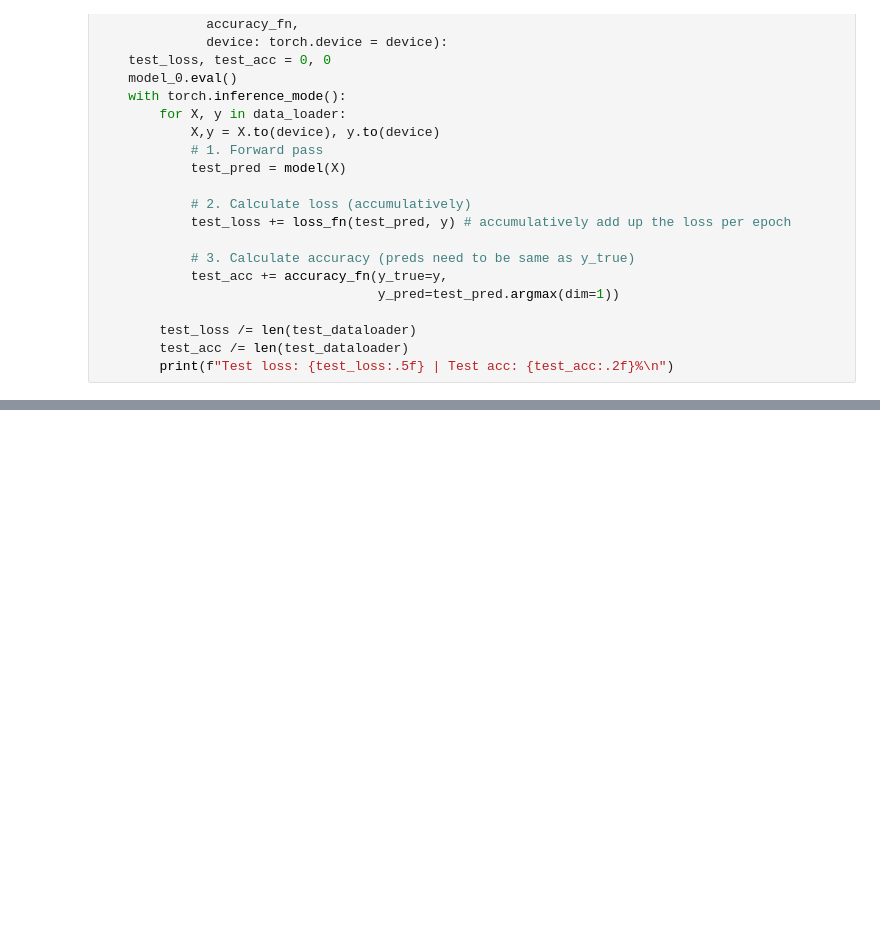
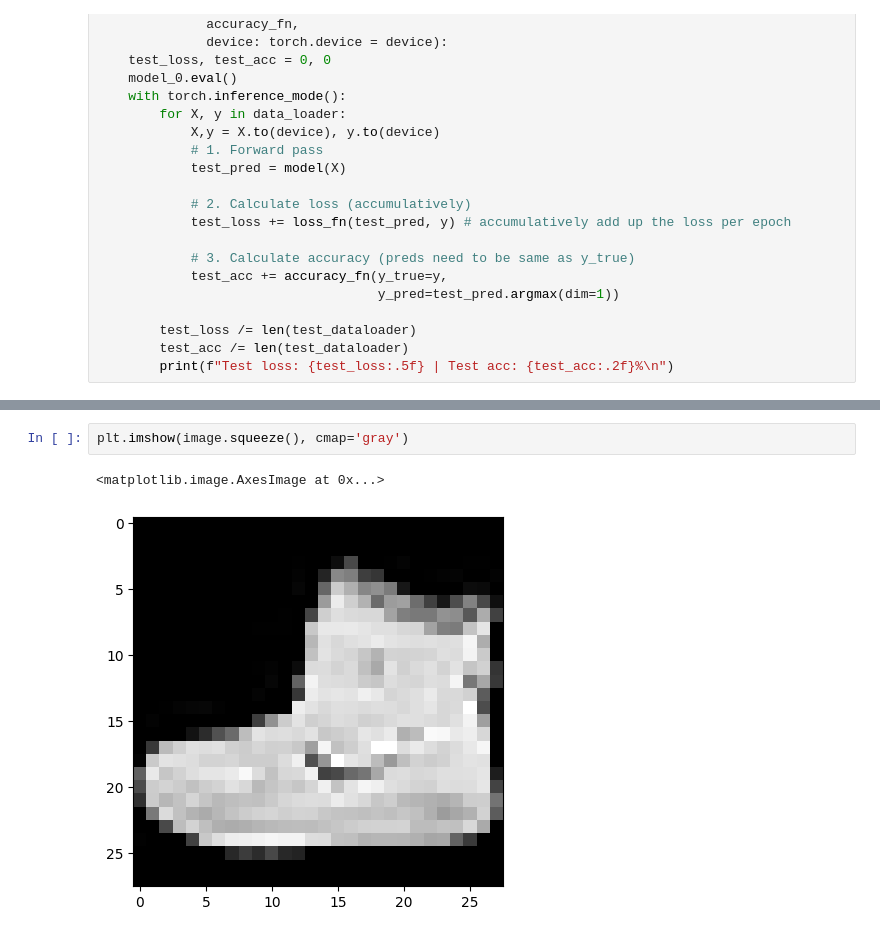
Before and after one commit to AlexNhjh/PyTorch-Tutorial, a Jupyter notebook: ch3.ipynb, the cells around one changed output, grey strips where cells are left out. Drawn from its saved outputs; the diff is of its cells as text; blank space fills up the shorter version.

```diff
--- a/ch3.ipynb
+++ b/ch3.ipynb
@@ -551,0 +715,5 @@ Train time on cpu: 22.483 seconds
+# %%
+plt.imshow(image.squeeze(), cmap='gray')
+# %% [output]
+<matplotlib.image.AxesImage at 0x...>
+[figure, added]
```
Also changed, not shown: parts of 26 cells of this notebook.
